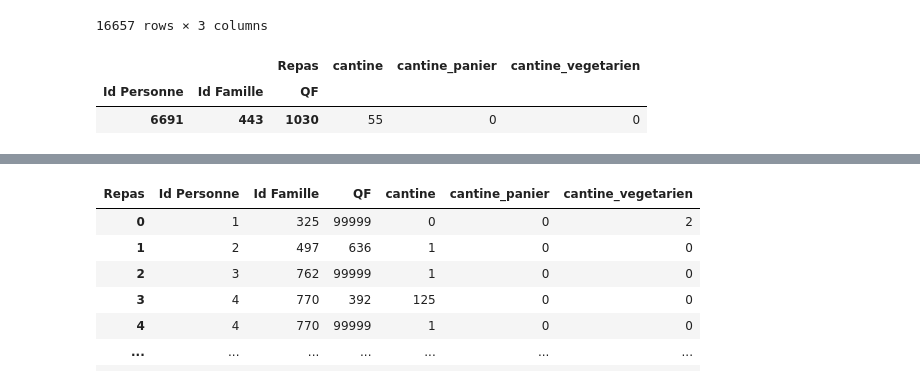
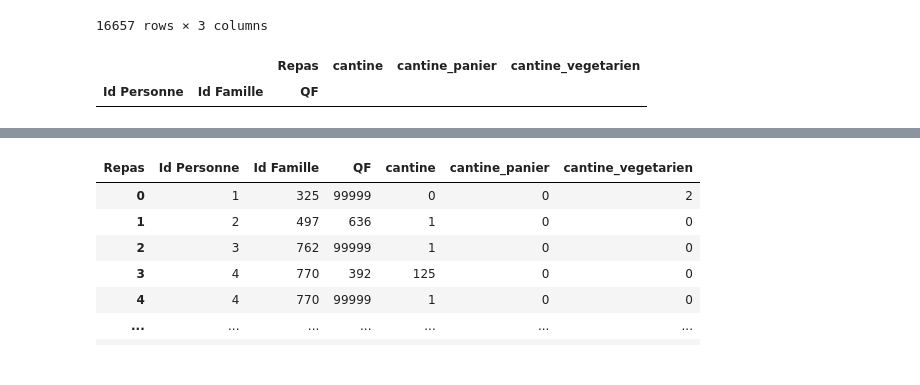
Before and after one commit to guillett/experimentation-strasbourg, a Jupyter notebook: Analyse des données brutes.ipynb, the cells around one changed output, grey strips where cells are left out. Saved outputs shown, nothing was run; the diff lists cells and outputs as text; code cells hidden in the pictures.

```diff
--- a/Analyse des données brutes.ipynb
+++ b/Analyse des données brutes.ipynb
@@ -325,11 +333,10 @@ bogus_raw_df
 16657 rows × 3 columns
 # %%
 raw_df = pd.pivot_table(df, index=["Id Personne", "Id Famille", "QF"], columns="Repas", values="Nombre", fill_value=0, aggfunc=np.sum)
-raw_df[fix_raw_df.index == (6691, 443, 1030)]
+raw_df[raw_df.index == (6691, 443, 1030)]
 # %% [output]
 |  |  | Repas | cantine | cantine_panier | cantine_vegetarien |
 | Id Personne | Id Famille | QF |  |  |  |
-| 6691 | 443 | 1030 | 55 | 0 | 0 |
 # %%
 raw_df[raw_df.index == (6691, 443, 1030)]
 # %% [output]
```
Also changed, not shown: parts of 4 cells of this notebook.
